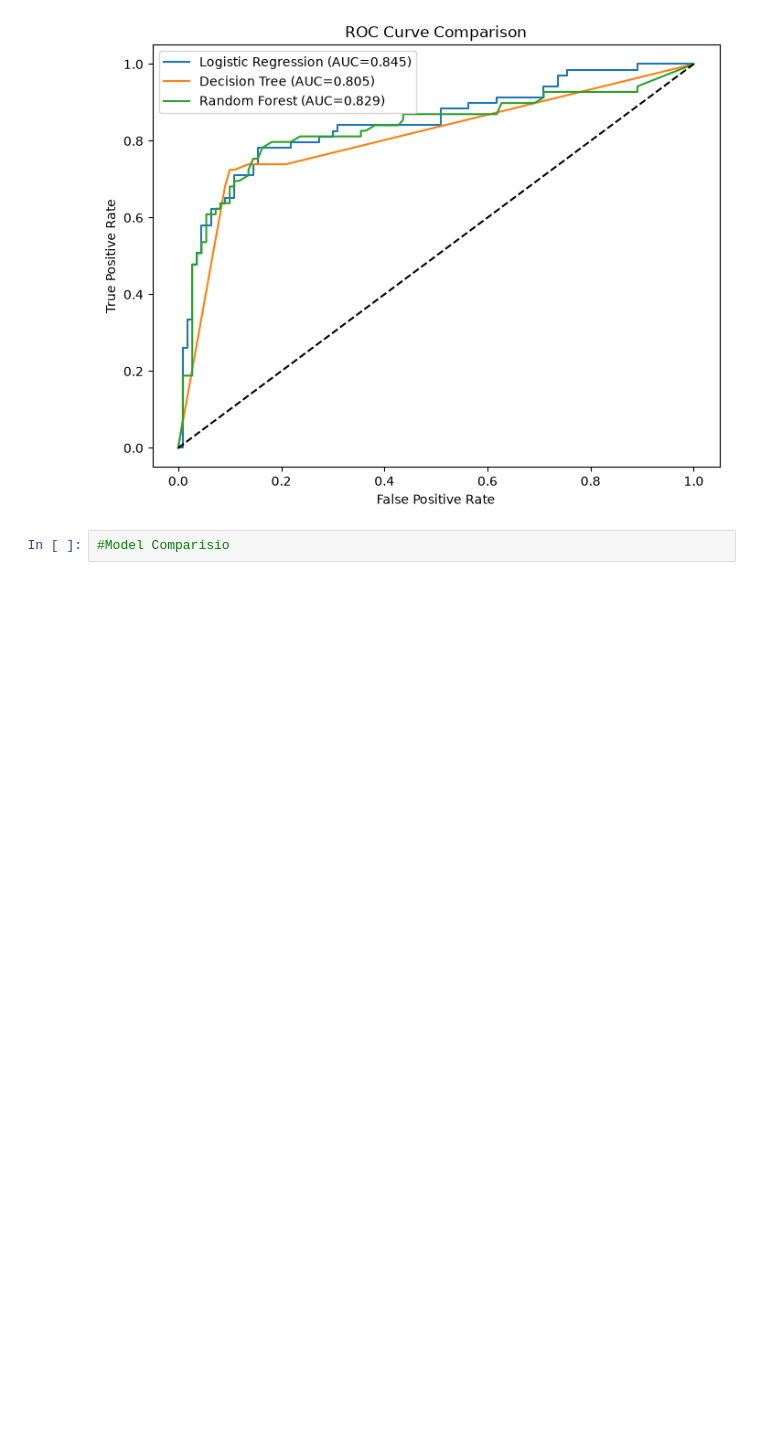
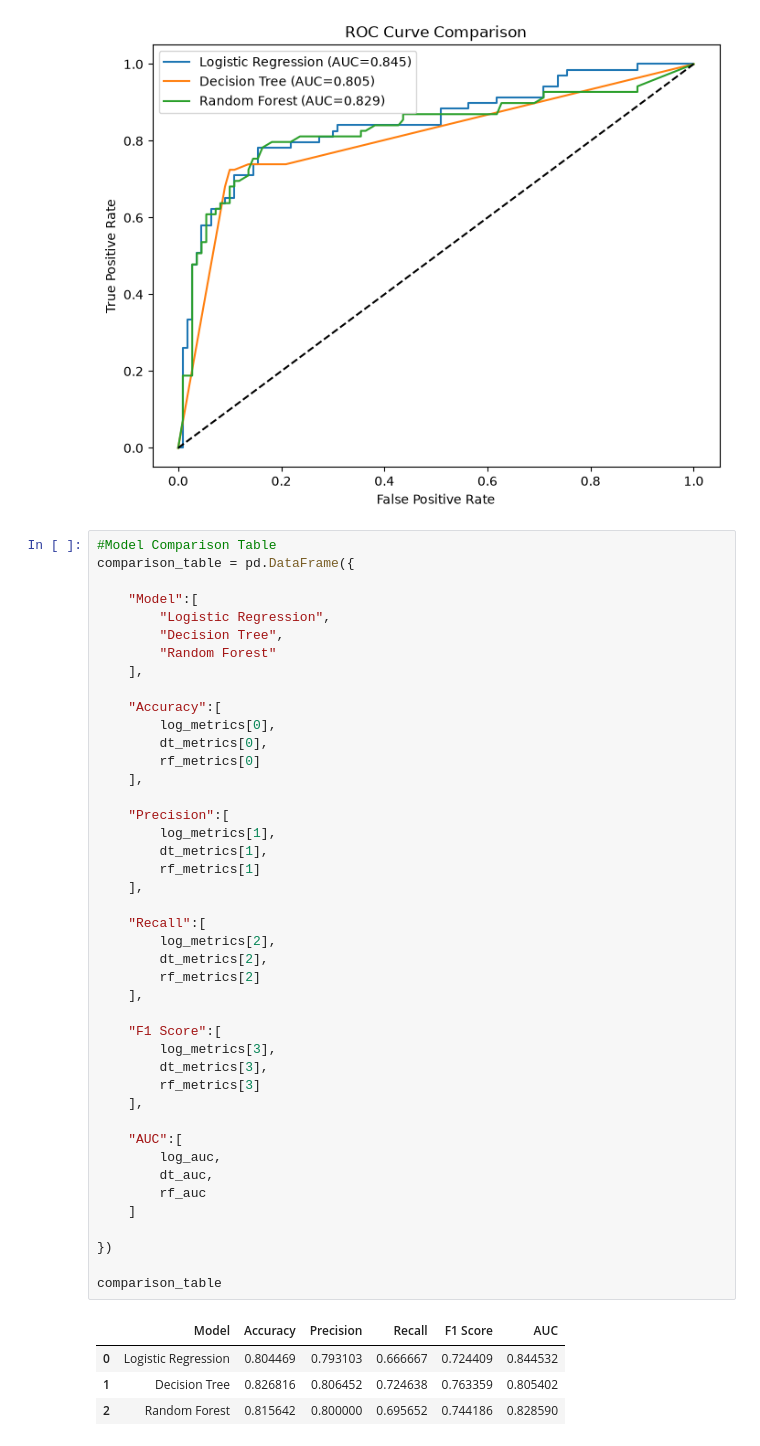
Before and after one commit to jeevanvenkateshjoniboyina-afk/zepto-data-ai-platform, a Jupyter notebook: analytics/02_modeling.ipynb, the cells around one changed output. Drawn from its saved outputs; the diff is of its cells as text; blank space fills up the shorter version.

```diff
--- a/analytics/02_modeling.ipynb
+++ b/analytics/02_modeling.ipynb
@@ -384,4 +384,50 @@ plt.show()
 # %% [output]
 [figure]
 # %%
-#Model Comparisio
+#Model Comparison Table
+comparison_table = pd.DataFrame({
+
+    "Model":[
+        "Logistic Regression",
+        "Decision Tree",
+        "Random Forest"
+    ],
+
+    "Accuracy":[
+        log_metrics[0],
+        dt_metrics[0],
+        rf_metrics[0]
+    ],
+
+    "Precision":[
+        log_metrics[1],
+        dt_metrics[1],
+        rf_metrics[1]
+    ],
+
+    "Recall":[
+        log_metrics[2],
+        dt_metrics[2],
+        rf_metrics[2]
+    ],
+
+    "F1 Score":[
+        log_metrics[3],
+        dt_metrics[3],
+        rf_metrics[3]
+    ],
+
+    "AUC":[
+        log_auc,
+        dt_auc,
+        rf_auc
+    ]
+
+})
+
+comparison_table
+# %% [output]
+|  | Model | Accuracy | Precision | Recall | F1 Score | AUC |
+| 0 | Logistic Regression | 0.804469 | 0.793103 | 0.666667 | 0.724409 | 0.844532 |
+| 1 | Decision Tree | 0.826816 | 0.806452 | 0.724638 | 0.763359 | 0.805402 |
+| 2 | Random Forest | 0.815642 | 0.800000 | 0.695652 | 0.744186 | 0.828590 |
```
Also changed, not shown: parts of 31 cells of this notebook.
